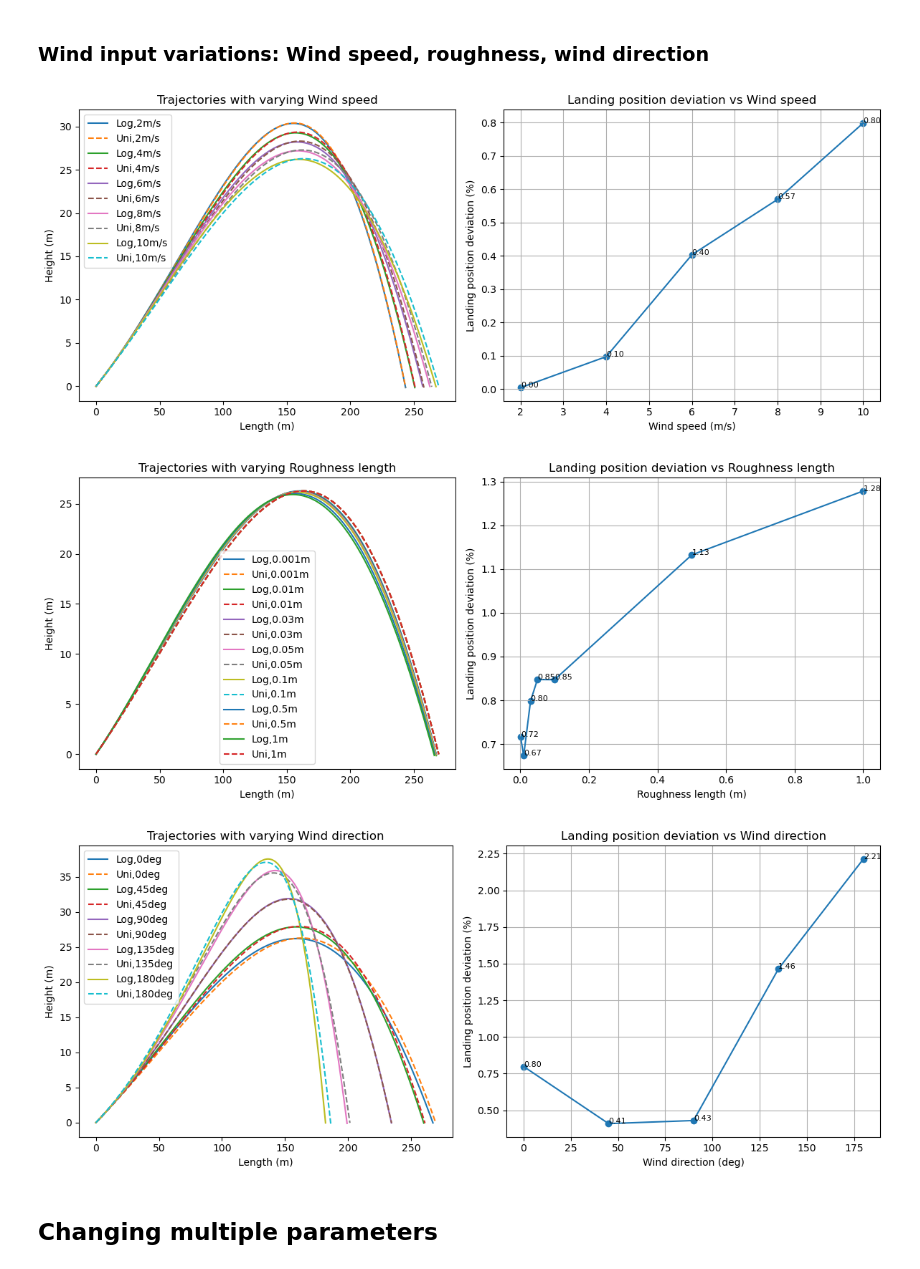
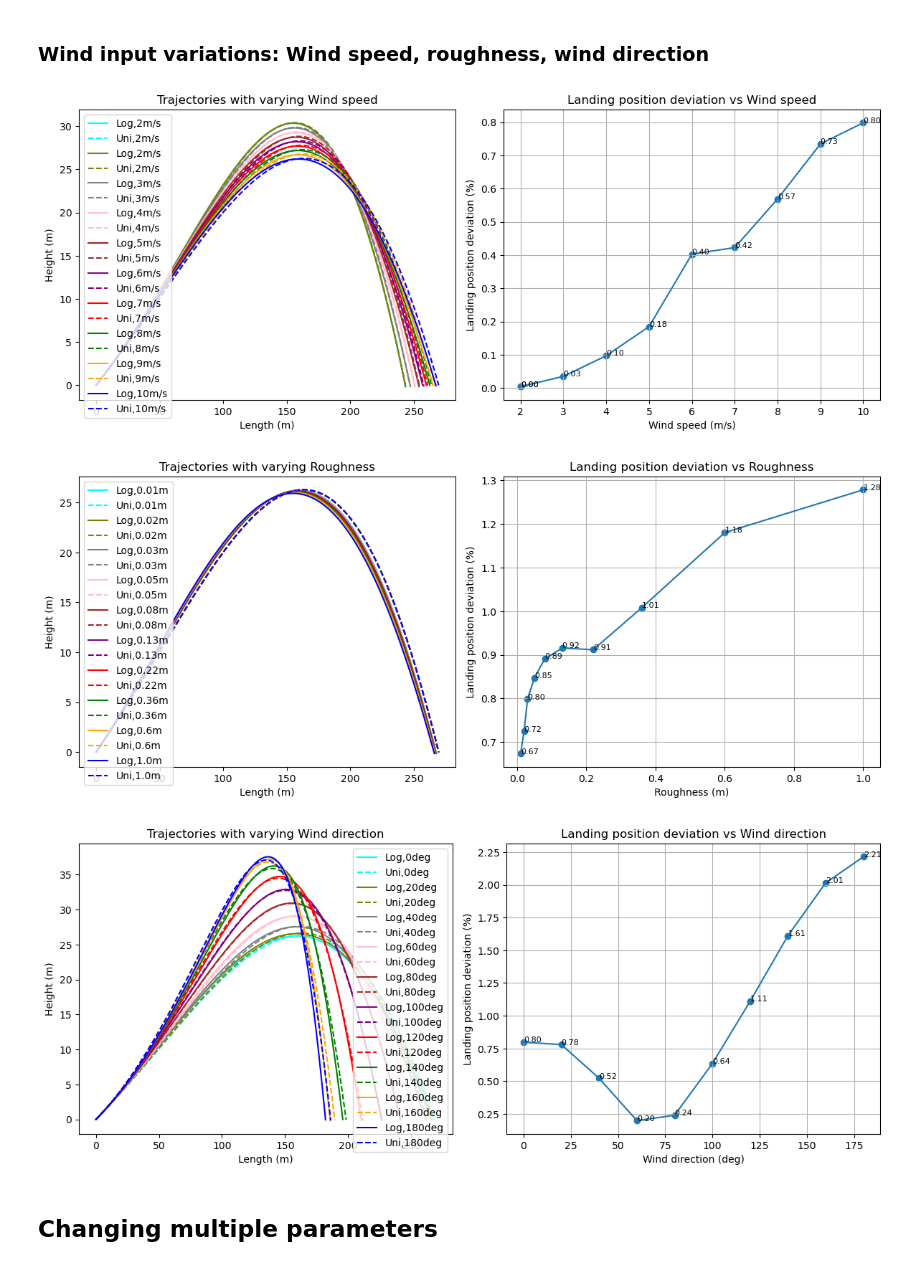
Before and after one commit to JacobManniche/Bachelor_legeplads, a Jupyter notebook: demos/comparison.ipynb, the cells around one changed output. Drawn from its saved outputs; the diff is of its cells as text; code cells hidden in the pictures.

```diff
--- a/demos/comparison.ipynb
+++ b/demos/comparison.ipynb
@@ -138,32 +236,17 @@ varying_parameter(param, param_name, param_unit, param_type)
 # %% [markdown]
 ### Wind input variations: Wind speed, roughness, wind direction
 # %%
-# Wind speed variation
-param = [2, 4, 6, 8, 10]
-param_name = 'Wind speed'
-param_unit = 'm/s'
-param_type = "U_ref"
-varying_parameter(param, param_name, param_unit, param_type)
+varying_parameter("U_ref")
 # %% [output]
-[figure, old version]
+[figure, new version]
 # %%
-# Roughness variation
-param = [0.001, 0.01, 0.03, 0.05, 0.1, 0.5, 1]
-param_name = 'Roughness length'
-param_unit = 'm'
-param_type = "z0"
-varying_parameter(param, param_name, param_unit, param_type)
+varying_parameter("z0")
 # %% [output]
-[figure, old version]
+[figure, new version]
 # %%
-# Wind direction variation
-param = [0, 45, 90, 135, 180]
-param_name = 'Wind direction'
-param_unit = 'deg'
-param_type = "direction"
-varying_parameter(param, param_name, param_unit, param_type)
+varying_parameter("direction")
 # %% [output]
-[figure, old version]
+[figure, new version]
 # %% [markdown]
 ## Changing multiple parameters
 # %% [markdown]
```
Also changed, not shown: parts of 8 cells of this notebook.
